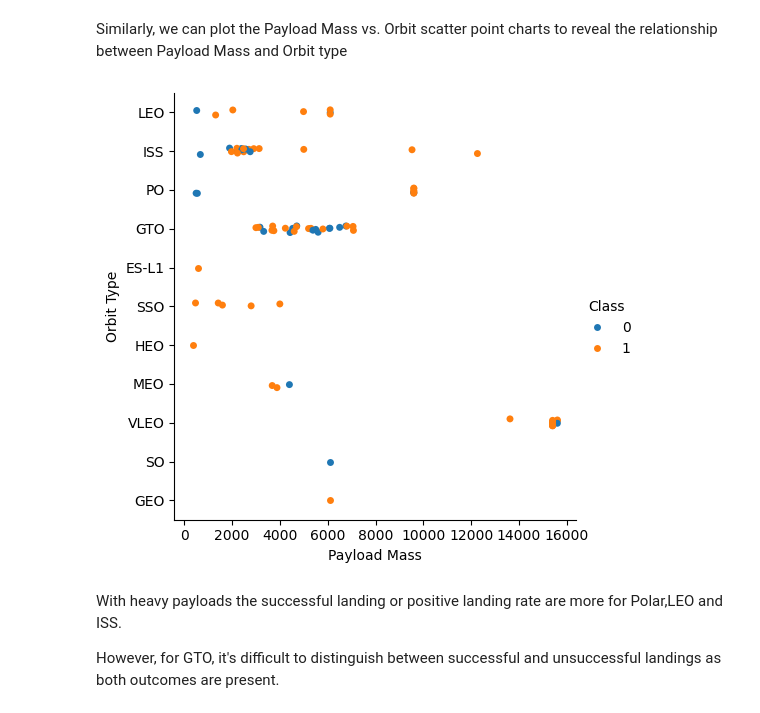
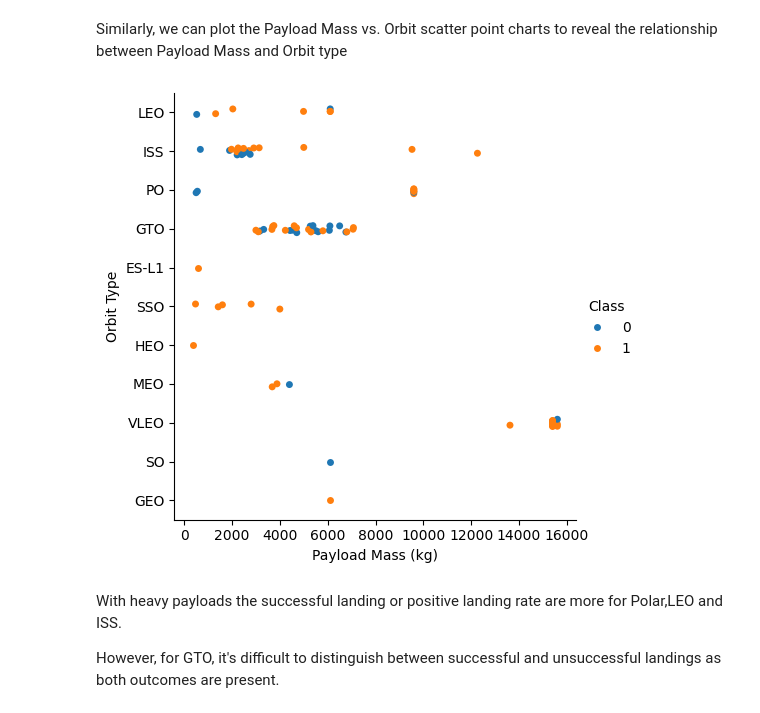
Before and after one commit to kenmarciel/space-race, a Jupyter notebook: edadataviz.ipynb, the cells around one changed output. Cells and saved outputs as stored; diff of their text form; code cells hidden in the pictures.

```diff
--- a/edadataviz.ipynb
+++ b/edadataviz.ipynb
@@ -156,11 +156,11 @@ Similarly, we can plot the Payload Mass vs. Orbit scatter point charts to reveal
 # %%
 # Plot a scatter point chart with x axis to be Payload Mass and y axis to be the Orbit, and hue to be the class value
 sns.catplot(y="Orbit", x="PayloadMass", hue="Class", data=df)
-plt.xlabel("Payload Mass")
+plt.xlabel("Payload Mass (kg)")
 plt.ylabel("Orbit Type")
 plt.show()
 # %% [output]
-[figure, old version]
+[figure, new version]
 # %% [markdown]
 With heavy payloads the successful landing or positive landing rate are more for Polar,LEO and ISS.
 
```
Also changed, not shown: parts of 9 cells of this notebook.
